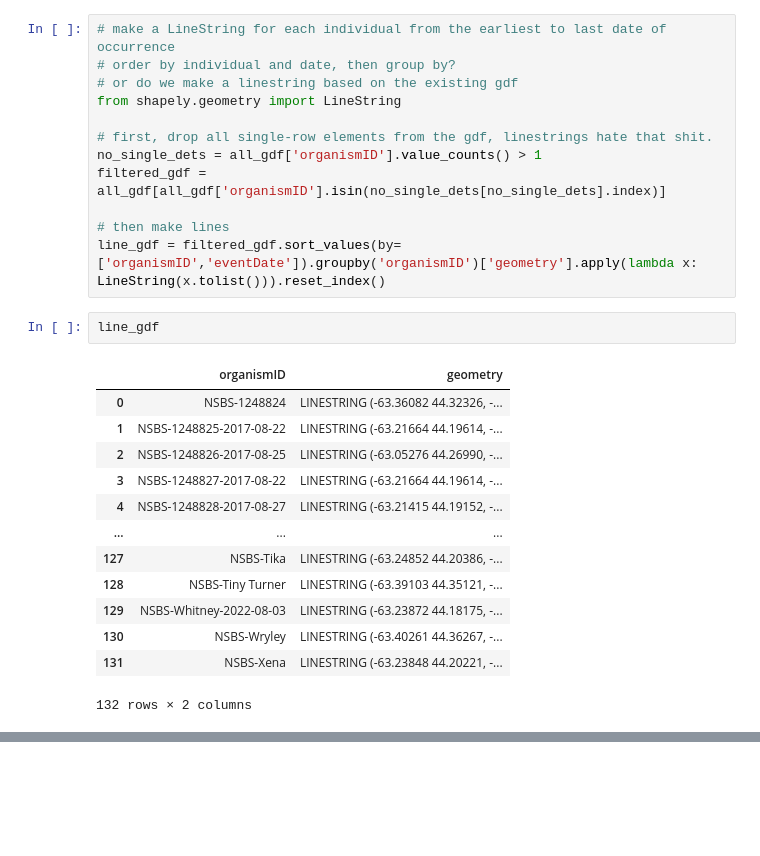
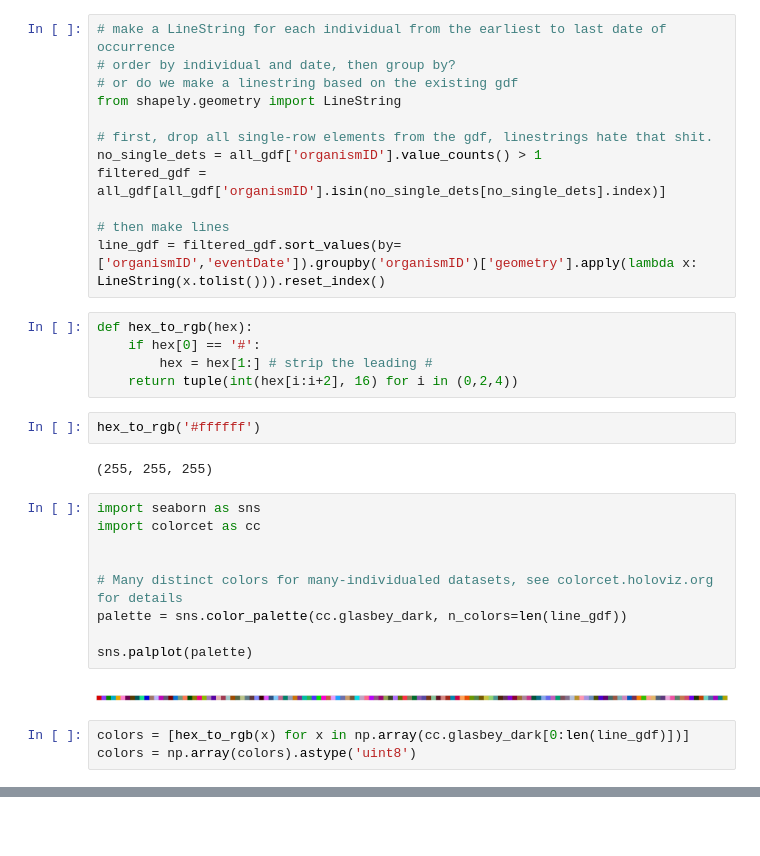
Before and after one commit to jdpye/lonsnapper, a Jupyter notebook: DwC to lonboard.ipynb, the cells around one changed output, grey strips where cells are left out. Saved outputs shown, nothing was run; the diff lists cells and outputs as text; blank space fills up the shorter version.

Commit message:
add color-coding of individuals via colorcet

```diff
--- a/DwC to lonboard.ipynb
+++ b/DwC to lonboard.ipynb
@@ -114,20 +130,27 @@ filtered_gdf = all_gdf[all_gdf['organismID'].isin(no_single_dets[no_single_dets]
 
 # then make lines
 line_gdf = filtered_gdf.sort_values(by=['organismID','eventDate']).groupby('organismID')['geometry'].apply(lambda x: LineString(x.tolist())).reset_index()
-# %%
-line_gdf
-# %% [output]
-|  | organismID | geometry |
-| 0 | NSBS-1248824 | LINESTRING (-63.36082 44.32326, -... |
-| 1 | NSBS-1248825-2017-08-22 | LINESTRING (-63.21664 44.19614, -... |
-| 2 | NSBS-1248826-2017-08-25 | LINESTRING (-63.05276 44.26990, -... |
-| 3 | NSBS-1248827-2017-08-22 | LINESTRING (-63.21664 44.19614, -... |
-| 4 | NSBS-1248828-2017-08-27 | LINESTRING (-63.21415 44.19152, -... |
-| ... | ... | ... |
-| 127 | NSBS-Tika | LINESTRING (-63.24852 44.20386, -... |
-| 128 | NSBS-Tiny Turner | LINESTRING (-63.39103 44.35121, -... |
-| 129 | NSBS-Whitney-2022-08-03 | LINESTRING (-63.23872 44.18175, -... |
-| 130 | NSBS-Wryley | LINESTRING (-63.40261 44.36267, -... |
-| 131 | NSBS-Xena | LINESTRING (-63.23848 44.20221, -... |
-132 rows × 2 columns
+# %%
+def hex_to_rgb(hex):
+    if hex[0] == '#':
+        hex = hex[1:] # strip the leading #
+    return tuple(int(hex[i:i+2], 16) for i in (0,2,4))
+# %%
+hex_to_rgb('#ffffff')
+# %% [output]
+(255, 255, 255)
+# %%
+import seaborn as sns
+import colorcet as cc
+
+
+# Many distinct colors for many-individualed datasets, see colorcet.holoviz.org for details
+palette = sns.color_palette(cc.glasbey_dark, n_colors=len(line_gdf))
+
+sns.palplot(palette)
+# %% [output]
+[figure, added]
+# %%
+colors = [hex_to_rgb(x) for x in np.array(cc.glasbey_dark[0:len(line_gdf)])]
+colors = np.array(colors).astype('uint8')
 # %%
```
Also changed, not shown: parts of 5 cells of this notebook.
